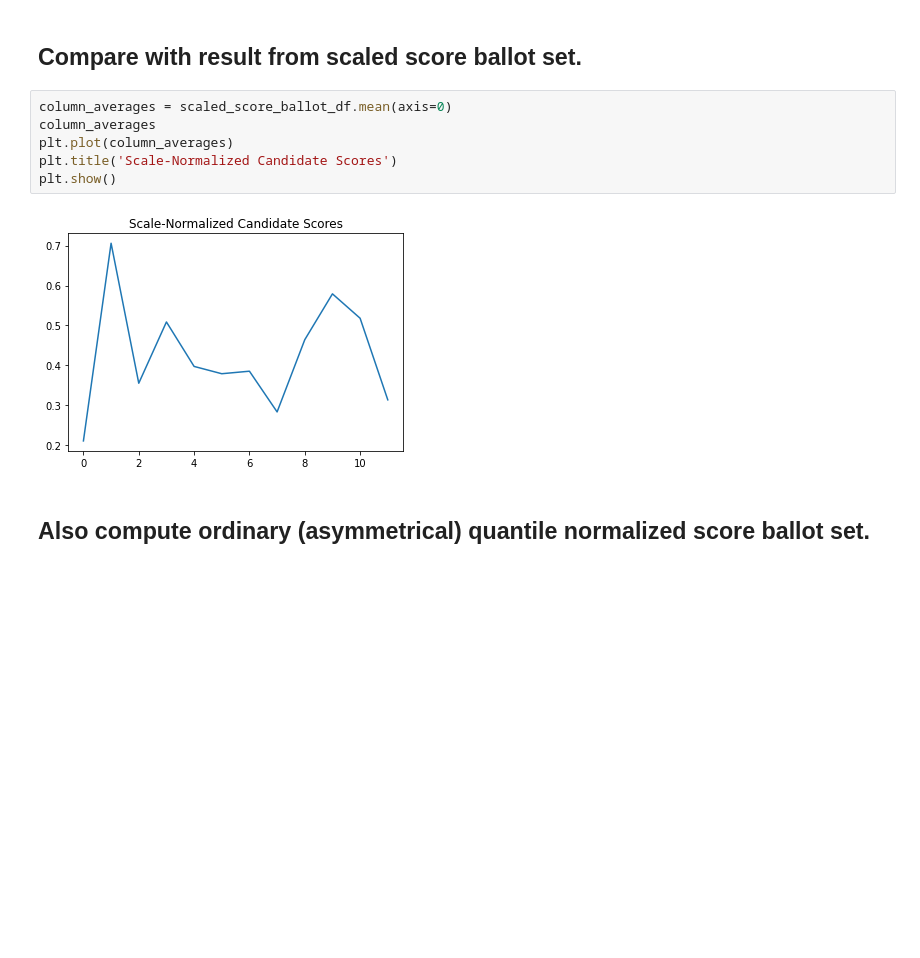
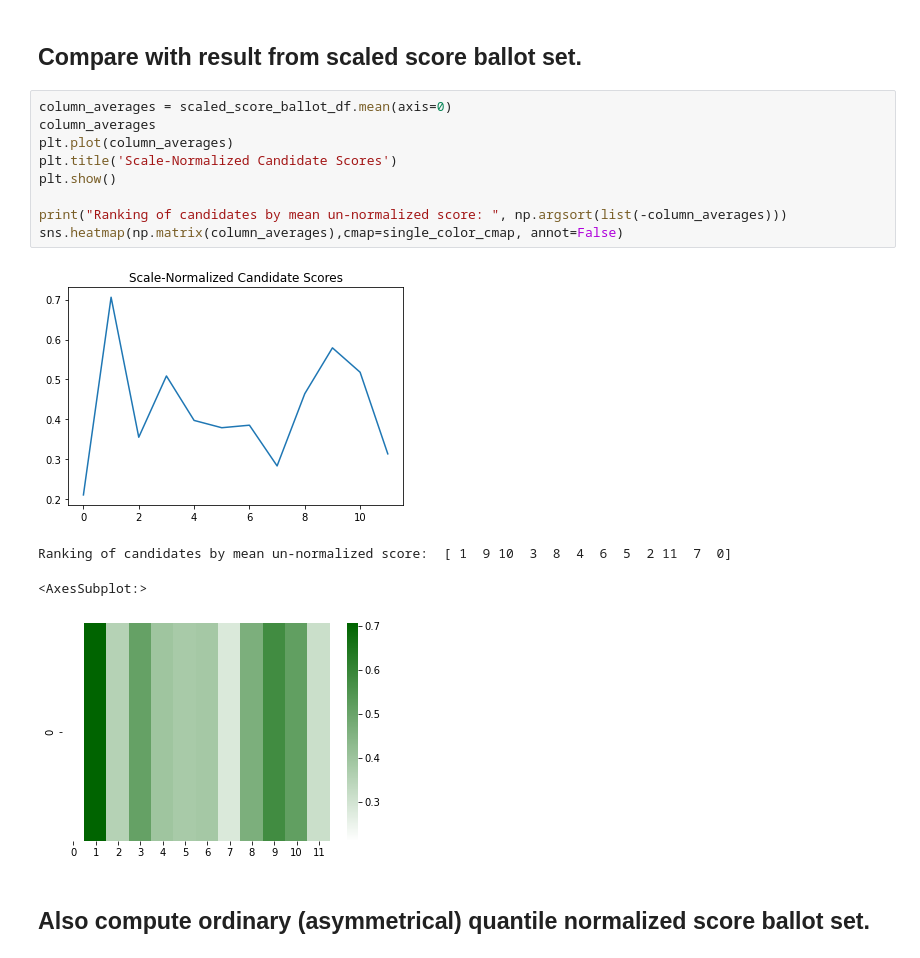
Before and after one commit to cfrankston728/symmetric_quantile-normalized_score, a Jupyter notebook: voting_explorer.ipynb, the cells around one changed output. Saved outputs shown, nothing was run; the diff lists cells and outputs as text; blank space fills up the shorter version.

```diff
--- a/voting_explorer.ipynb
+++ b/voting_explorer.ipynb
@@ -340,11 +431,17 @@ Ranking of candidates by mean normalized score:  [10  9  1  6  3  8 11  7  5  4
 # %%
 column_averages = scaled_score_ballot_df.mean(axis=0)
 column_averages
 plt.plot(column_averages)
 plt.title('Scale-Normalized Candidate Scores')
 plt.show()
+
+print("Ranking of candidates by mean un-normalized score: ", np.argsort(list(-column_averages)))
+sns.heatmap(np.matrix(column_averages),cmap=single_color_cmap, annot=False)
 # %% [output]
 [figure]
+Ranking of candidates by mean un-normalized score:  [ 1  9 10  3  8  4  6  5  2 11  7  0]
+<AxesSubplot:>
+[figure, added]
 # %% [markdown]
 ## Also compute ordinary (asymmetrical) quantile normalized score ballot set.
 # %% [markdown]
```
Also changed, not shown: parts of 9 cells of this notebook.
